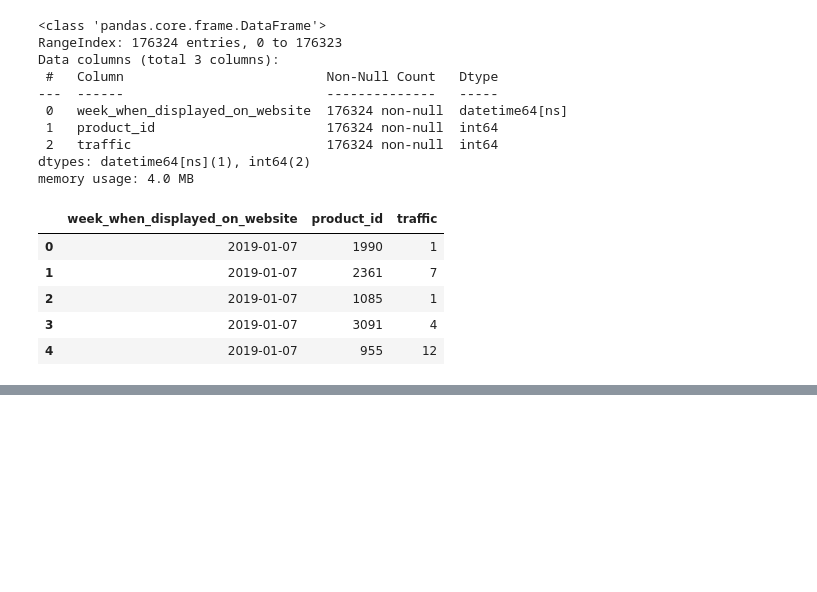
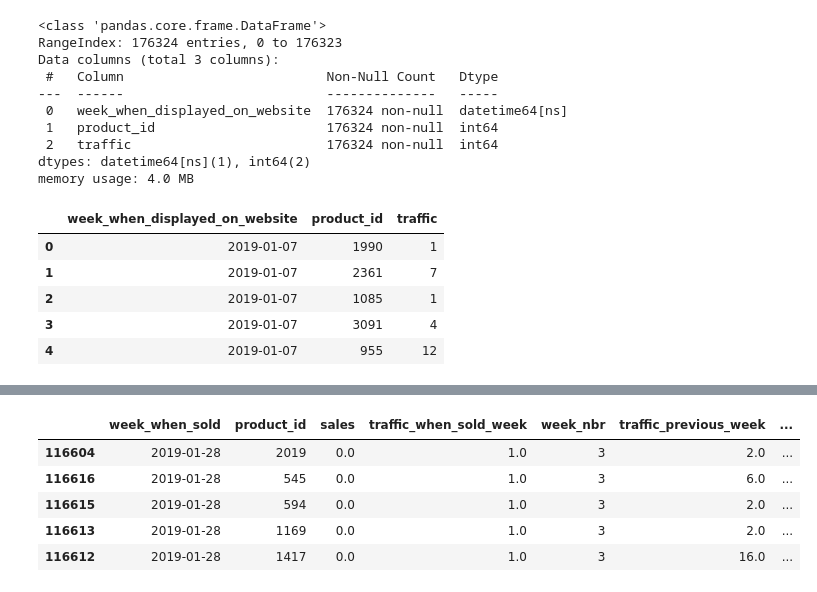
Before and after one commit to tomek-programowanie/time_series_sales_prediction, a Jupyter notebook: product-level sales prediction.ipynb, the cells around one changed output, grey strips where cells are left out. Drawn from its saved outputs; the diff is of its cells as text; code cells hidden in the pictures; blank space fills up the shorter version.

```diff
--- a/product-level sales prediction.ipynb
+++ b/product-level sales prediction.ipynb
@@ -405,0 +211,18 @@ wape(y_true, y_pred)
+# %%
+df_data['sales_previous_week'] = df_data.groupby(['product_id'])['sales'].shift(1)
+df_data['sales_previous_2x_week'] = df_data.groupby(['product_id'])['sales'].shift(2)
+df_data['sales_previous_3x_week'] = df_data.groupby(['product_id'])['sales'].shift(3)
+
+df_data['diff_sales_previous_week'] = df_data.groupby(['product_id'])['sales'].diff(1)
+df_data['diff_sales_previous_2x_week'] = df_data.groupby(['product_id'])['sales'].diff(2)
+df_data['diff_sales_previous_3x_week'] = df_data.groupby(['product_id'])['sales'].diff(3)
+
+df_data = df_data.dropna()
+df_data.head()
+# %% [output]
+|  | week_when_sold | product_id | sales | traffic_when_sold_week | week_nbr | traffic_previous_week | ... |
+| 116604 | 2019-01-28 | 2019 | 0.0 | 1.0 | 3 | 2.0 | ... |
+| 116616 | 2019-01-28 | 545 | 0.0 | 1.0 | 3 | 6.0 | ... |
+| 116615 | 2019-01-28 | 594 | 0.0 | 1.0 | 3 | 2.0 | ... |
+| 116613 | 2019-01-28 | 1169 | 0.0 | 1.0 | 3 | 2.0 | ... |
+| 116612 | 2019-01-28 | 1417 | 0.0 | 1.0 | 3 | 16.0 | ... |
```
Also changed, not shown: parts of 51 cells of this notebook.
